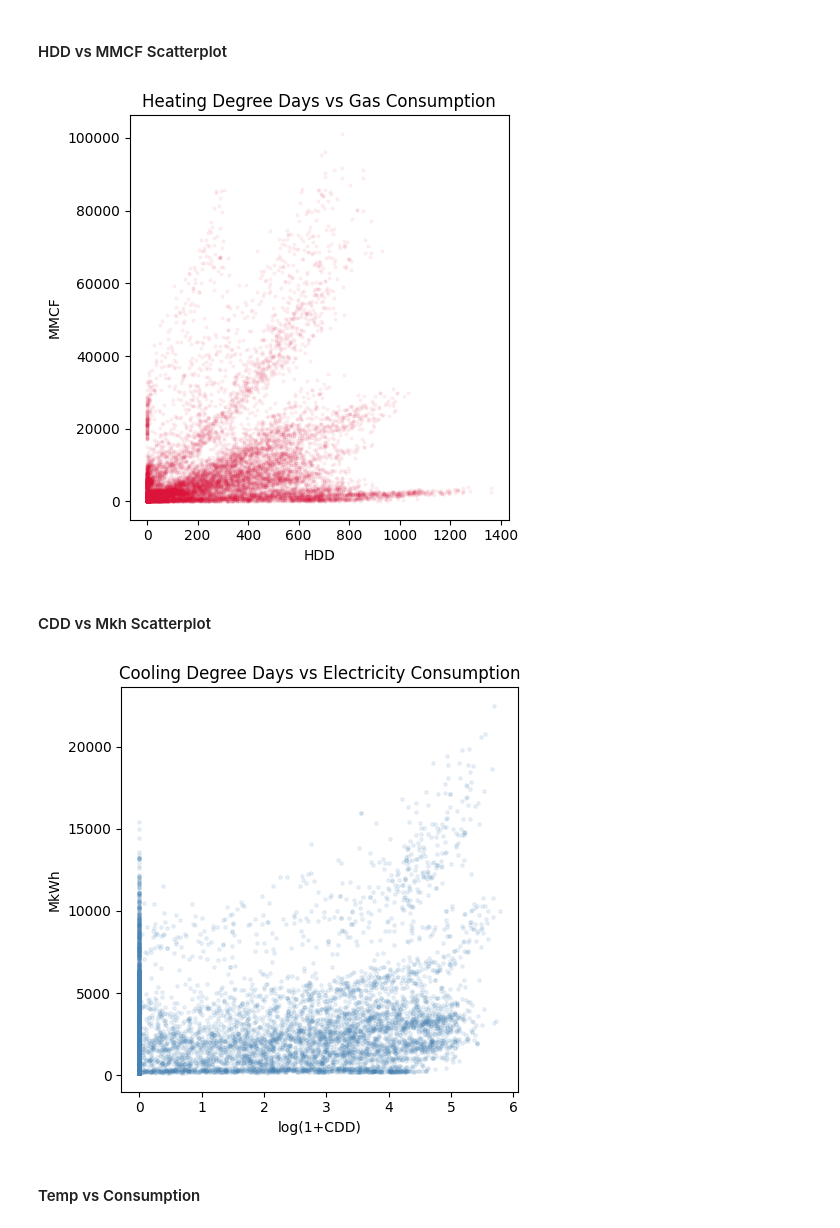
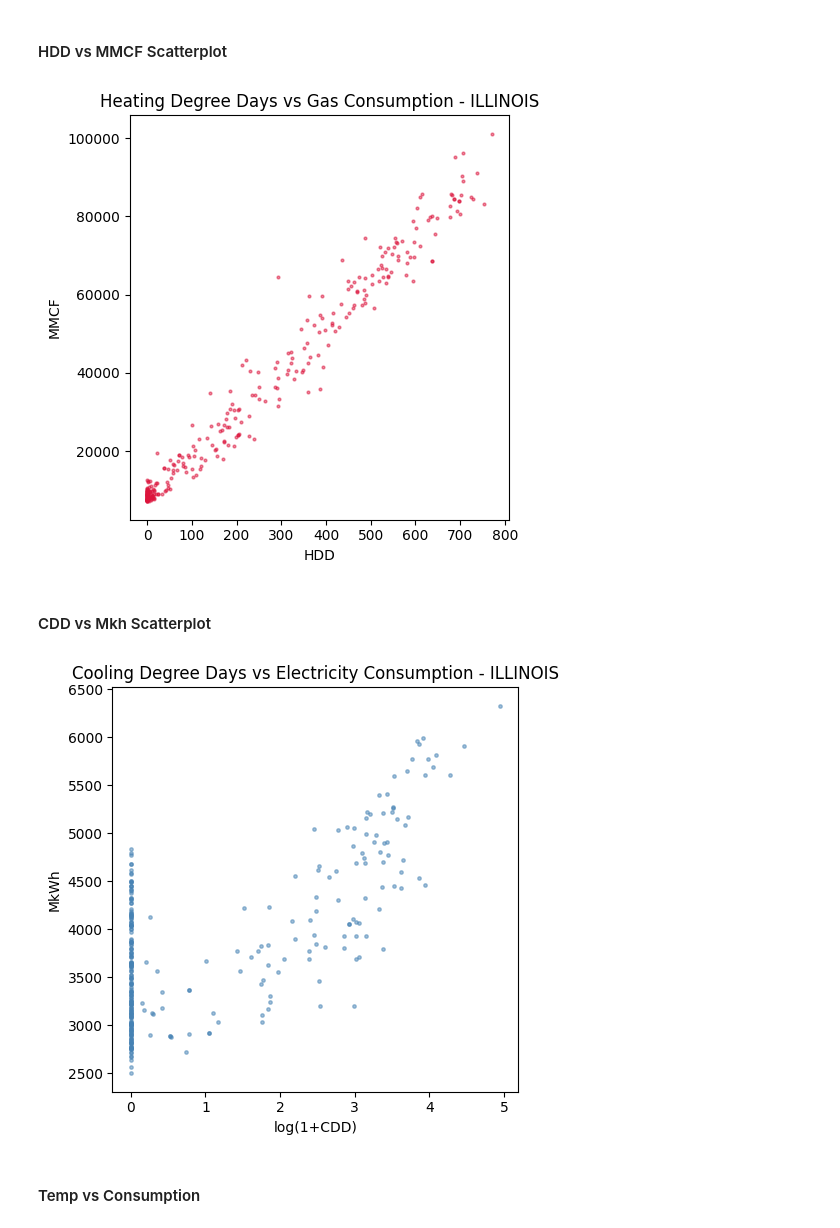
Before and after one commit to Duke5t/EnergyConsumption, a Jupyter notebook: energy.ipynb, the cells around one changed output. Saved outputs shown, nothing was run; the diff lists cells and outputs as text; code cells hidden in the pictures.

```diff
--- a/energy.ipynb
+++ b/energy.ipynb
@@ -818,17 +818,19 @@ merged_df.sample(15)
 # %%
 fig, axes = plt.subplots(figsize=(5, 5))
 
+illinois_df = merged_df[merged_df['state'] == 'ILLINOIS']
+
 # HDD vs Gas
-axes.scatter(merged_df["HDD"], merged_df["MMCF"], alpha=0.05, s=4, color="crimson")
-axes.set_title("Heating Degree Days vs Gas Consumption", fontsize=12)
+axes.scatter(illinois_df["HDD"], illinois_df["MMCF"], alpha=0.5, s=4, color="crimson")
+axes.set_title("Heating Degree Days vs Gas Consumption - ILLINOIS", fontsize=12)
 axes.set_xlabel("HDD")
 axes.set_ylabel("MMCF")
 
 plt.tight_layout()
 plt.savefig("visualizations/HDDvsGas", dpi=150, bbox_inches="tight")
 plt.show()
 # %% [output]
-[figure, old version]
+[figure, new version]
 # %% [markdown]
 #### CDD vs Mkh Scatterplot
 # %%
@@ -836,9 +838,8 @@ plt.show()
 
 fig, axes = plt.subplots(figsize=(5, 5))
 
-axes.scatter(np.log1p(merged_df["CDD"]), merged_df["Mkh"], alpha=0.1, s=6, color="steelblue")
-# axes.scatter(merged_df["CDD"], merged_df["Mkh"], alpha=0.1, s=6, color="steelblue")
-axes.set_title("Cooling Degree Days vs Electricity Consumption", fontsize=12)
+axes.scatter(np.log1p(illinois_df["CDD"]), illinois_df["Mkh"], alpha=0.5, s=6, color="steelblue")
+axes.set_title("Cooling Degree Days vs Electricity Consumption - ILLINOIS", fontsize=12)
 axes.set_xlabel("log(1+CDD)")
 axes.set_ylabel("MkWh")
 
@@ -846,7 +847,7 @@ plt.tight_layout()
 plt.savefig("visualizations/CDDvsElectricity", dpi=150, bbox_inches="tight")
 plt.show()
 # %% [output]
-[figure, old version]
+[figure, new version]
 # %% [markdown]
 #### Temp vs Consumption
 # %%
```
Also changed, not shown: parts of 13 cells of this notebook.
